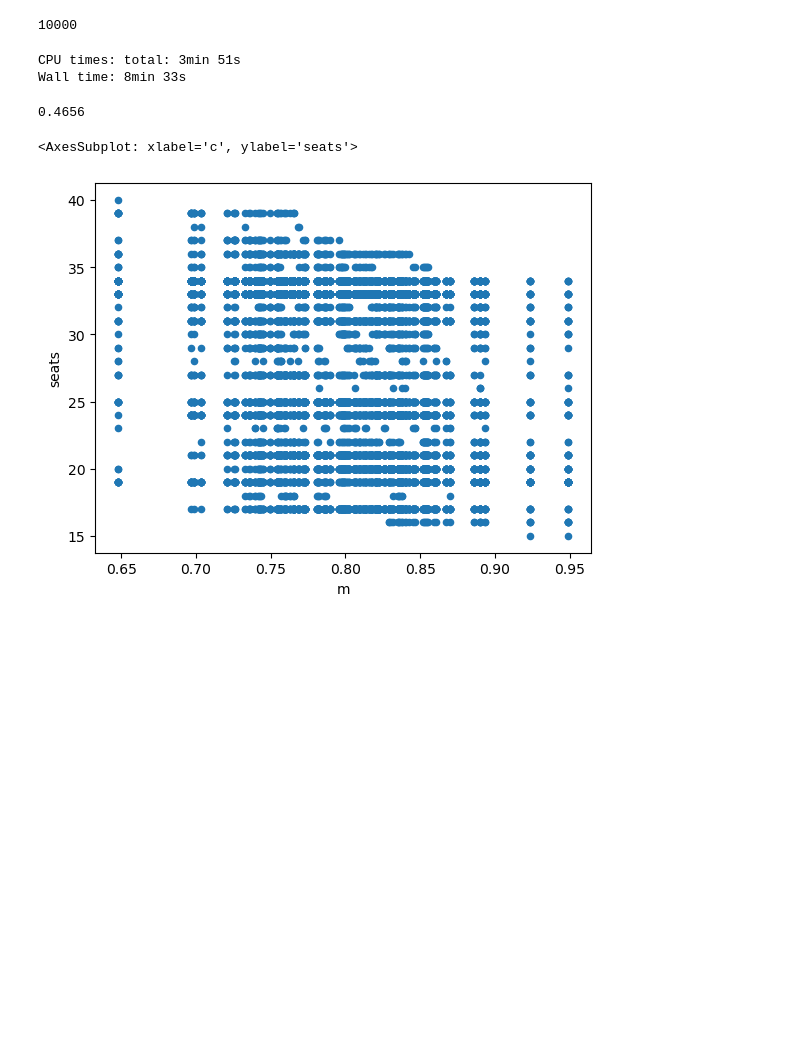
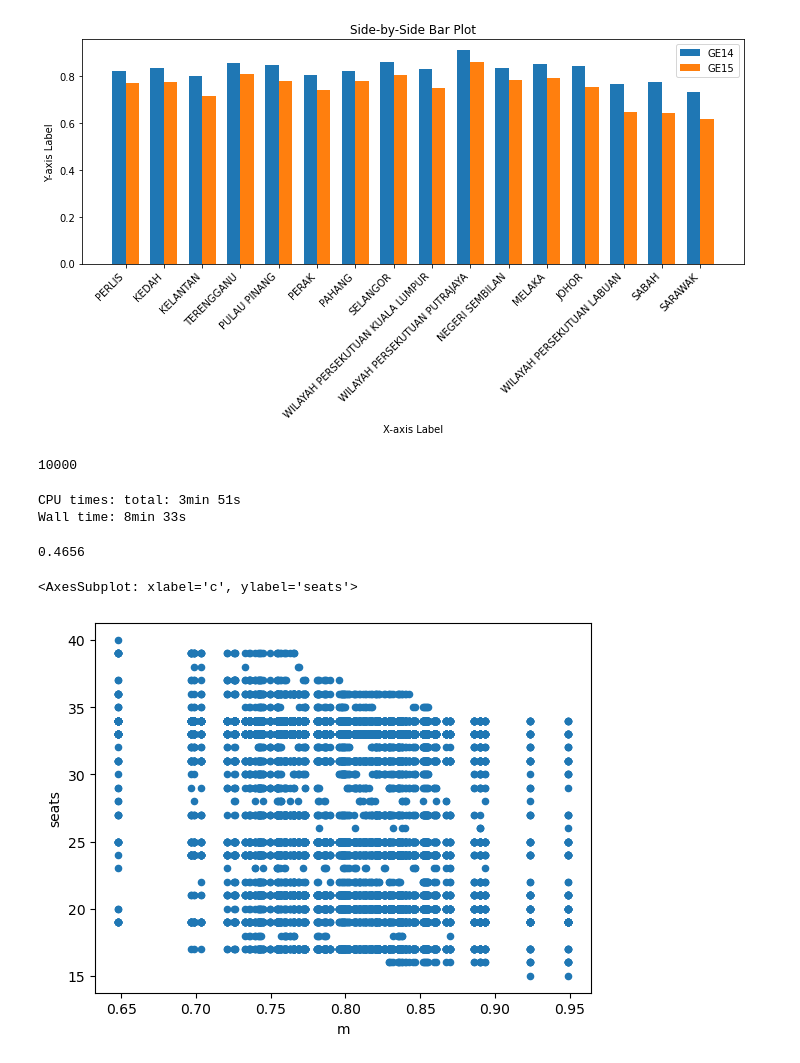
Before and after one commit to etq-quant/state-election, a Jupyter notebook: Selangor_V2.ipynb, the cells around one changed output. Saved outputs shown, nothing was run; the diff lists cells and outputs as text; code cells hidden in the pictures; blank space fills up the shorter version.

```diff
--- a/Selangor_V2.ipynb
+++ b/Selangor_V2.ipynb
@@ -74,3 +69,35 @@ SARAWAK 0.6162657726880191
+# %%
+# df = pd.DataFrame(data)
+
+plt.figure(figsize=(10, 6))  # Set the figure size
+
+# Bar width
+bar_width = 0.35
+
+# Create an array of indices for the x-axis ticks
+ind = range(len(df))
+
+# Plot bars for column A
+plt.bar(ind, df['2018'], width=bar_width, label='GE14')
+
+# Plot bars for column B (shifted by bar width)
+plt.bar([i + bar_width for i in ind], df['2022'], width=bar_width, label='GE15')
+
+# Set x-axis labels and tick positions
+plt.xticks([i + bar_width/2 for i in ind], df['State'], rotation=45, ha='right')
+# Annotate the differences on the bars
+for i, diff in enumerate(df['Difference']):
+    plt.annotate(f'Diff: {diff}', (i + bar_width/2, max(df['2018'][i], df['2022'][i]) + 0.5), ha='center', color='red')
+
+plt.xlabel('X-axis Label')
+plt.ylabel('Y-axis Label')
+plt.title('Side-by-Side Bar Plot')
+plt.legend()
+
+plt.tight_layout()  # Adjust layout for better visualization
+plt.show()
+# %% [output]
+[figure, added]
 # %%
 # PH vs PN
 # PH, PN, Unsure
```
Also changed, not shown: parts of 5 cells of this notebook, 9 other files.
